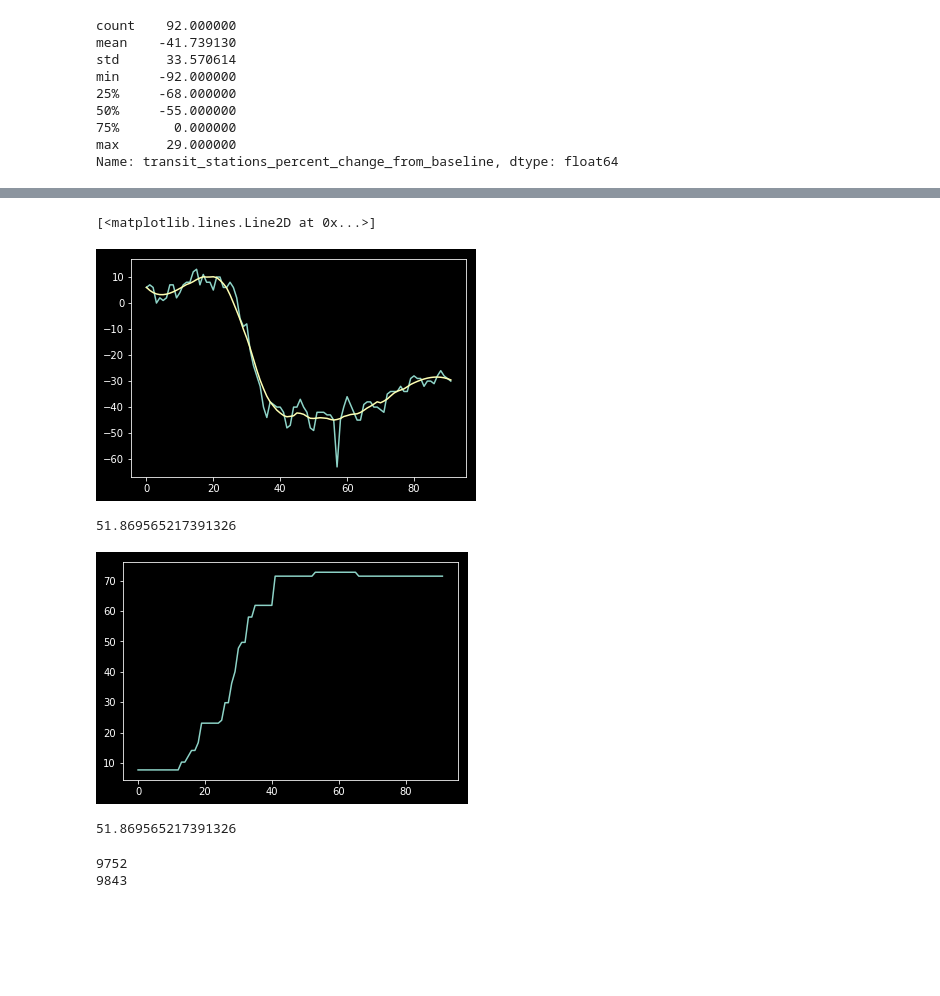
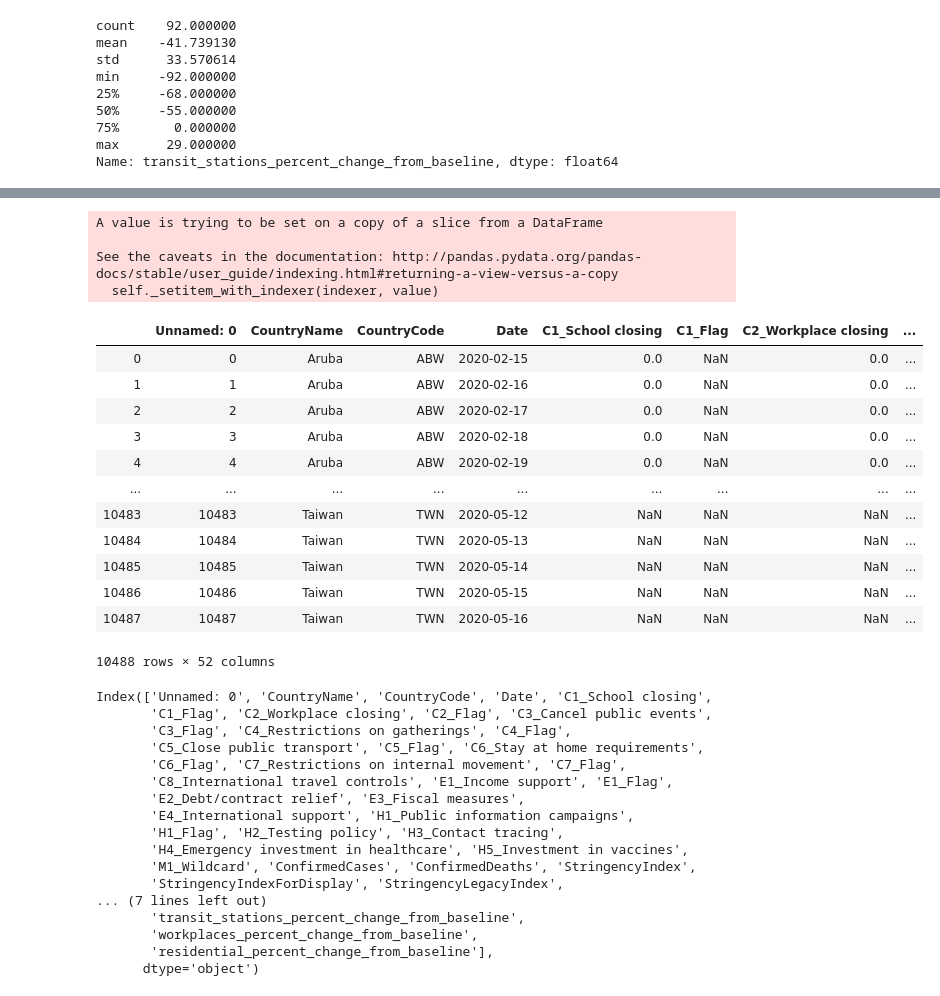
Before and after one commit to thomasundo2/covid-policy-analysis, a Jupyter notebook: nm_analysis/Untitled.ipynb, the cells around one changed output, grey strips where cells are left out. Saved outputs shown, nothing was run; the diff lists cells and outputs as text; code cells hidden in the pictures; blank space fills up the shorter version.

```diff
--- a/nm_analysis/Untitled.ipynb
+++ b/nm_analysis/Untitled.ipynb
@@ -300,44 +260,62 @@ See the caveats in the documentation: http://pandas.pydata.org/pandas-docs/stabl
   """
 "\n'retail_and_recreation_percent_change_from_baseline',\n       'grocery_and_pharmacy_percent_change_from_baseline',\n       'parks_percent_change_from_baseline',\n       'transit_stations_percent_ch ...
 # %%
+from copy import copy
+
 def smooth_df():
     new_df = pd.DataFrame()
     new_df['CountryName'] = master_df.CountryName.unique()
     new_df['CountryCode'] = master_df.CountryCode.unique()
     for country in new_df['CountryCode']:
-        country_df = master_df[master_df.CountryCode == country]
+        country_df = master_df[master_df.CountryCode == country].copy()
         master_df['smooth_workplaces_percent_change_from_baseline'] = 0
         minind = country_df['Unnamed: 0'].min()
         maxind = country_df['Unnamed: 0'].max()
         mob_sg = savgol_filter(country_df['workplaces_percent_change_from_baseline'], 25, 3)
-        initial = country_df['Unnamed: 0'].iloc[0]
-        country_df['Day'] = usa['Unnamed: 0'].apply(lambda x: x - initial)
-        country_df['smooth_workplaces_percent_change_from_baseline'] = mob_sg
-        country_df['Unnamed: 0'].min()
-        country_df['Unnamed: 0'].max()
+        country_df['smooth_workplaces_percent_change_from_baseline'] = mob_sg.copy()
+
+
         #master_df['smooth_workplaces_percent_change_from_baseline'] = country_df['smooth_workplaces_percent_change_from_baseline']
         master_df['smooth_workplaces_percent_change_from_baseline'].iloc[minind:maxind] = country_df['smooth_workplaces_percent_change_from_baseline']
     return master_df
+smooth_df()
+# %% [output]
+A value is trying to be set on a copy of a slice from a DataFrame
+
+See the caveats in the documentation: http://pandas.pydata.org/pandas-docs/stable/user_guide/indexing.html#returning-a-view-versus-a-copy
+  self._setitem_with_indexer(indexer, value)
+|  | Unnamed: 0 | CountryName | CountryCode | Date | C1_School closing | C1_Flag | C2_Workplace closing | ... |
+| 0 | 0 | Aruba | ABW | 2020-02-15 | 0.0 | NaN | 0.0 | ... |
+| 1 | 1 | Aruba | ABW | 2020-02-16 | 0.0 | NaN | 0.0 | ... |
+| 2 | 2 | Aruba | ABW | 2020-02-17 | 0.0 | NaN | 0.0 | ... |
+| 3 | 3 | Aruba | ABW | 2020-02-18 | 0.0 | NaN | 0.0 | ... |
+| 4 | 4 | Aruba | ABW | 2020-02-19 | 0.0 | NaN | 0.0 | ... |
+| ... | ... | ... | ... | ... | ... | ... | ... | ... |
+| 10483 | 10483 | Taiwan | TWN | 2020-05-12 | NaN | NaN | NaN | ... |
+| 10484 | 10484 | Taiwan | TWN | 2020-05-13 | NaN | NaN | NaN | ... |
+| 10485 | 10485 | Taiwan | TWN | 2020-05-14 | NaN | NaN | NaN | ... |
+| 10486 | 10486 | Taiwan | TWN | 2020-05-15 | NaN | NaN | NaN | ... |
+| 10487 | 10487 | Taiwan | TWN | 2020-05-16 | NaN | NaN | NaN | ... |
+10488 rows × 52 columns
-# %%
-plt.plot(usa['Day'], usa['retail_and_recreation_percent_change_from_baseline'])
-plt.plot(usa['Day'], usa['smooth'])
-# %% [output]
-[<matplotlib.lines.Line2D at 0x...>]
-[figure, removed]
-# %%
-plt.plot(usa['Day'], usa['GovernmentResponseIndexForDisplay'])
-print(usa['GovernmentResponseIndexForDisplay'].mean())
-# %% [output]
-51.869565217391326
-[figure, removed]
-# %%
-x = usa[usa['GovernmentResponseIndexForDisplay']!= 0]
-x['GovernmentResponseIndexForDisplay'].mean()
-# %% [output]
-51.869565217391326
-# %%
-print(usa['Unnamed: 0'].min())
-print(usa['Unnamed: 0'].max())
-# %% [output]
-9752
-9843
+# %%
+master_df=pd.read_csv('../processed_data/master_dataset.csv')
+
+master_df.columns
+# %% [output]
+Index(['Unnamed: 0', 'CountryName', 'CountryCode', 'Date', 'C1_School closing',
+       'C1_Flag', 'C2_Workplace closing', 'C2_Flag', 'C3_Cancel public events',
+       'C3_Flag', 'C4_Restrictions on gatherings', 'C4_Flag',
+       'C5_Close public transport', 'C5_Flag', 'C6_Stay at home requirements',
+       'C6_Flag', 'C7_Restrictions on internal movement', 'C7_Flag',
+       'C8_International travel controls', 'E1_Income support', 'E1_Flag',
+       'E2_Debt/contract relief', 'E3_Fiscal measures',
+       'E4_International support', 'H1_Public information campaigns',
+       'H1_Flag', 'H2_Testing policy', 'H3_Contact tracing',
+       'H4_Emergency investment in healthcare', 'H5_Investment in vaccines',
+       'M1_Wildcard', 'ConfirmedCases', 'ConfirmedDeaths', 'StringencyIndex',
+       'StringencyIndexForDisplay', 'StringencyLegacyIndex',
+... (7 lines left out)
+       'transit_stations_percent_change_from_baseline',
+       'workplaces_percent_change_from_baseline',
+       'residential_percent_change_from_baseline'],
+      dtype='object')
```
Also changed, not shown: parts of 12 cells of this notebook, 4 other files.
